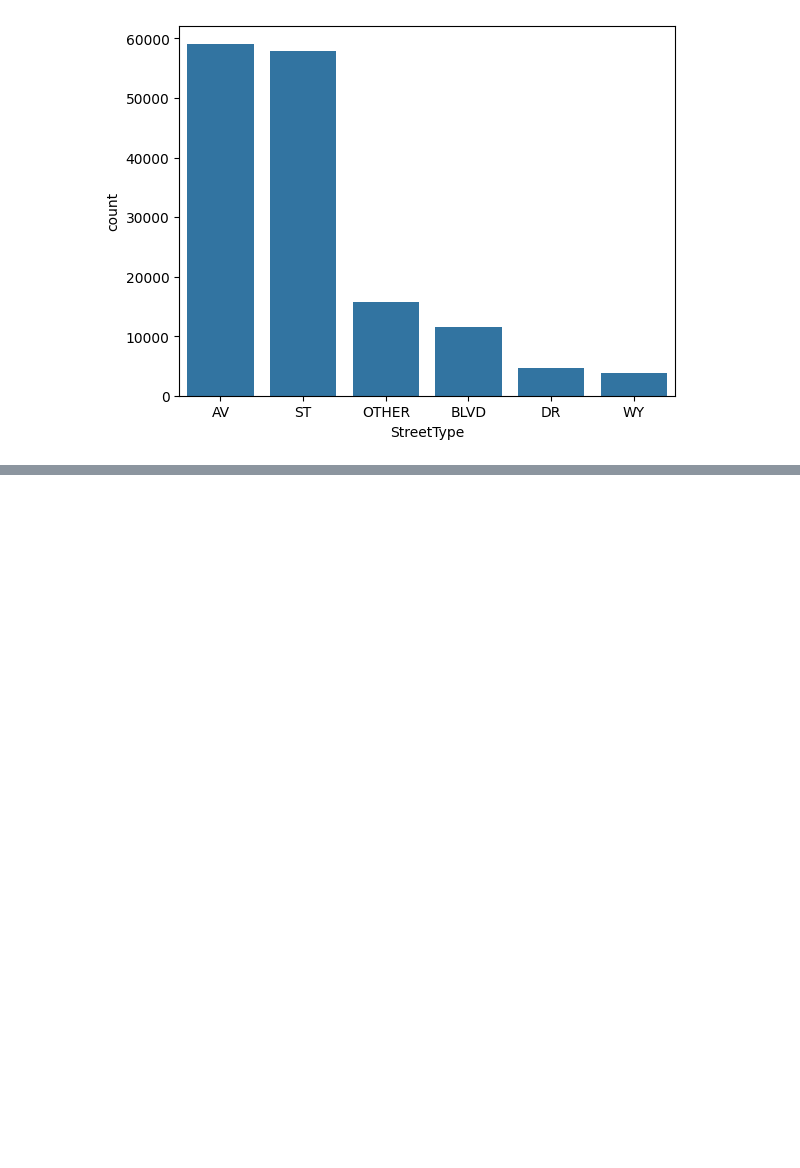
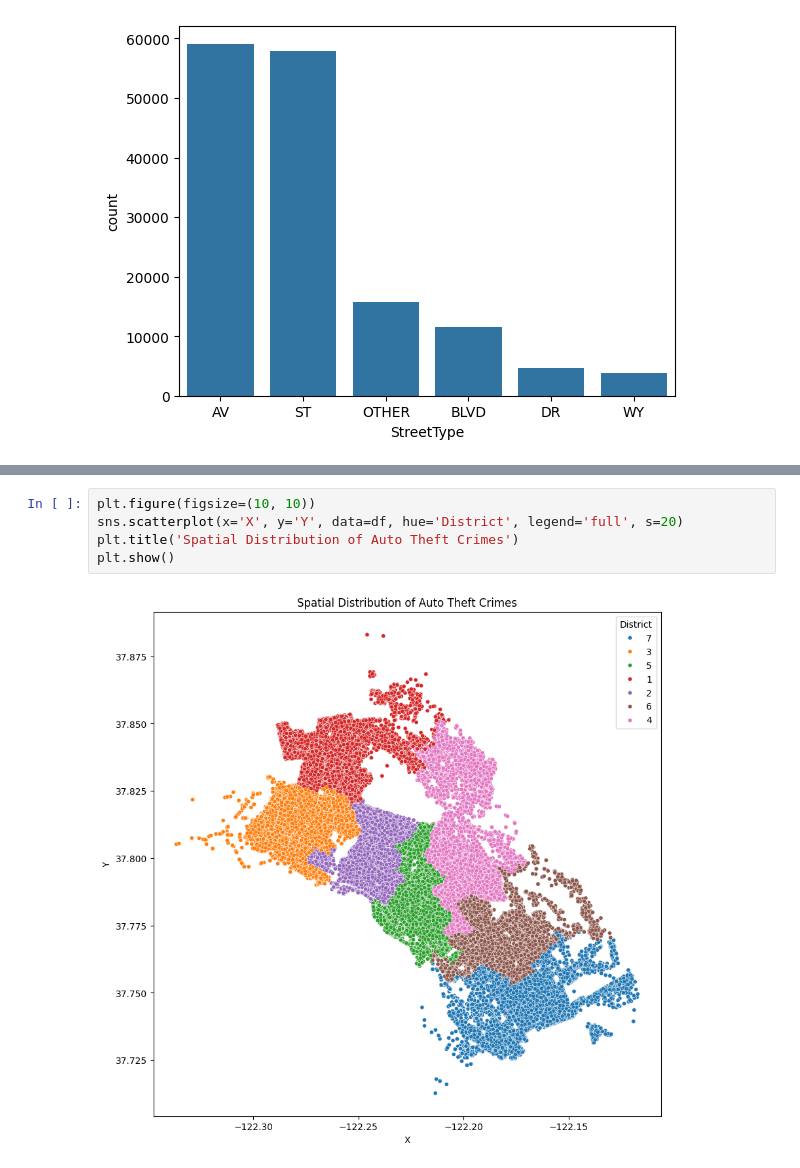
Before and after one commit to thinhh/CMPE-255-Project, a Jupyter notebook: data_exploration.ipynb, the cells around one changed output, grey strips where cells are left out. Cells and saved outputs as stored; diff of their text form; blank space fills up the shorter version.

```diff
--- a/data_exploration.ipynb
+++ b/data_exploration.ipynb
@@ -297,0 +405,7 @@ sns.barplot(df['StreetType'].value_counts())
+# %%
+plt.figure(figsize=(10, 10))
+sns.scatterplot(x='X', y='Y', data=df, hue='District', legend='full', s=20)
+plt.title('Spatial Distribution of Auto Theft Crimes')
+plt.show()
+# %% [output]
+[figure, added]
```
Also changed, not shown: parts of 12 cells of this notebook, 5 other files.
